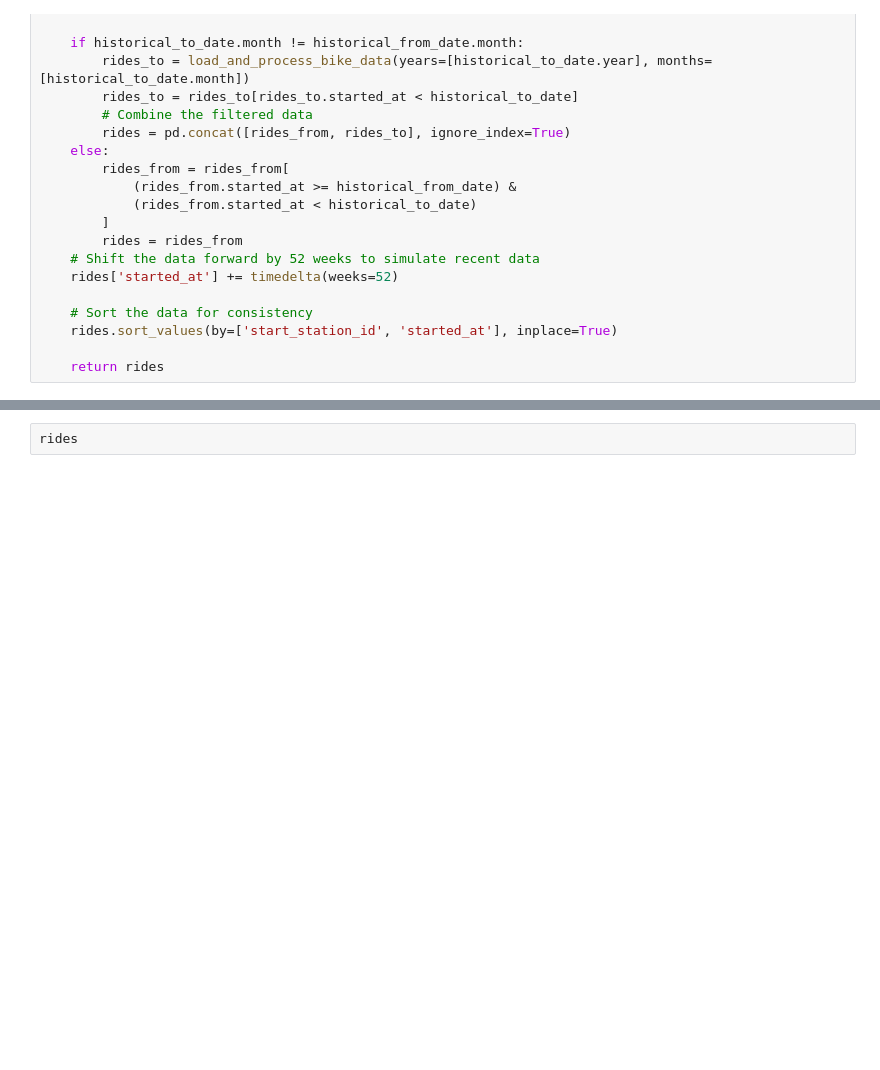
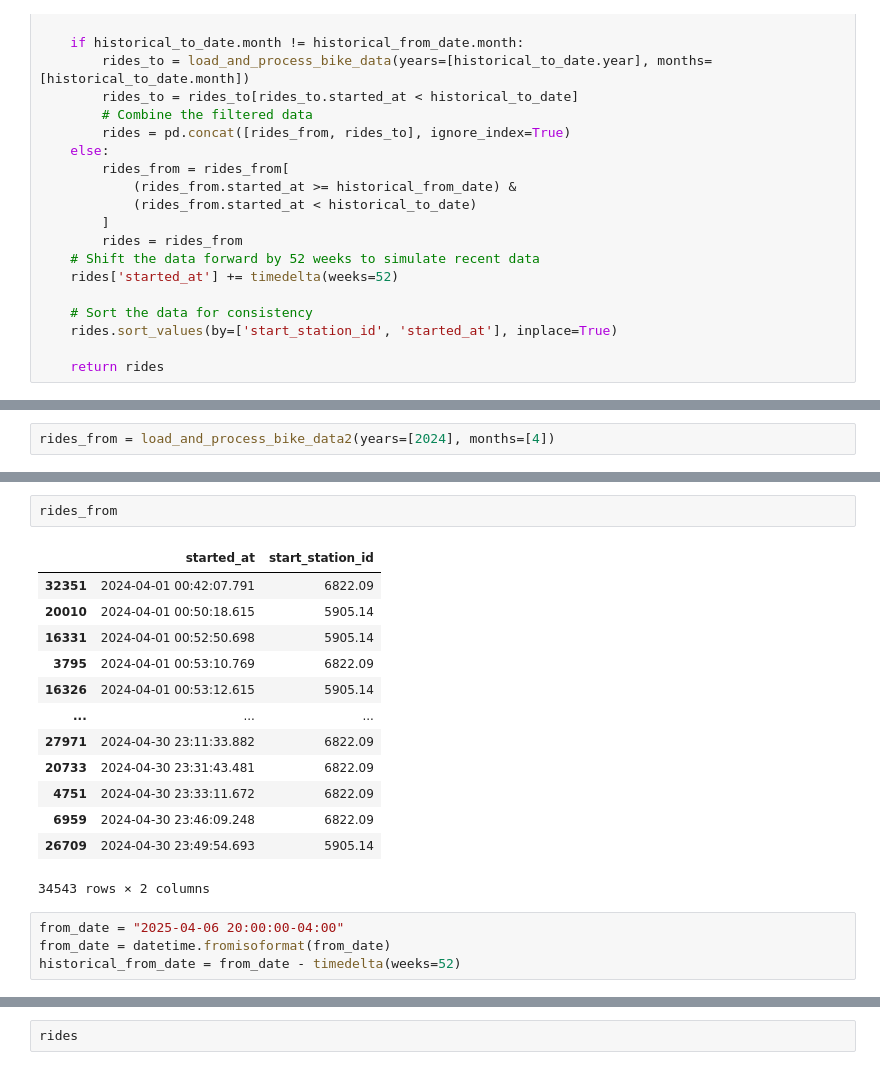
Before and after one commit to nolantphillips/CitiBike, a Jupyter notebook: notebooks/12_feature_pipeline.ipynb, the cells around one changed output, grey strips where cells are left out. Saved outputs shown, nothing was run; the diff lists cells and outputs as text; blank space fills up the shorter version.

```diff
--- a/notebooks/12_feature_pipeline.ipynb
+++ b/notebooks/12_feature_pipeline.ipynb
@@ -93,0 +389,2 @@ def fetch_batch_raw_data(from_date: Union[datetime, str], to_date: Union[datetim
+# %%
+rides_from = load_and_process_bike_data2(years=[2024], months=[4])
@@ -93,0 +416,20 @@ def fetch_batch_raw_data(from_date: Union[datetime, str], to_date: Union[datetim
+# %%
+rides_from
+# %% [output]
+|  | started_at | start_station_id |
+| 32351 | 2024-04-01 00:42:07.791 | 6822.09 |
+| 20010 | 2024-04-01 00:50:18.615 | 5905.14 |
+| 16331 | 2024-04-01 00:52:50.698 | 5905.14 |
+| 3795 | 2024-04-01 00:53:10.769 | 6822.09 |
+| 16326 | 2024-04-01 00:53:12.615 | 5905.14 |
+| ... | ... | ... |
+| 27971 | 2024-04-30 23:11:33.882 | 6822.09 |
+| 20733 | 2024-04-30 23:31:43.481 | 6822.09 |
+| 4751 | 2024-04-30 23:33:11.672 | 6822.09 |
+| 6959 | 2024-04-30 23:46:09.248 | 6822.09 |
+| 26709 | 2024-04-30 23:49:54.693 | 5905.14 |
+34543 rows × 2 columns
+# %%
+from_date = "2025-04-06 20:00:00-04:00"
+from_date = datetime.fromisoformat(from_date)
+historical_from_date = from_date - timedelta(weeks=52)
```
Also changed, not shown: parts of 19 cells of this notebook, 2 other files.
